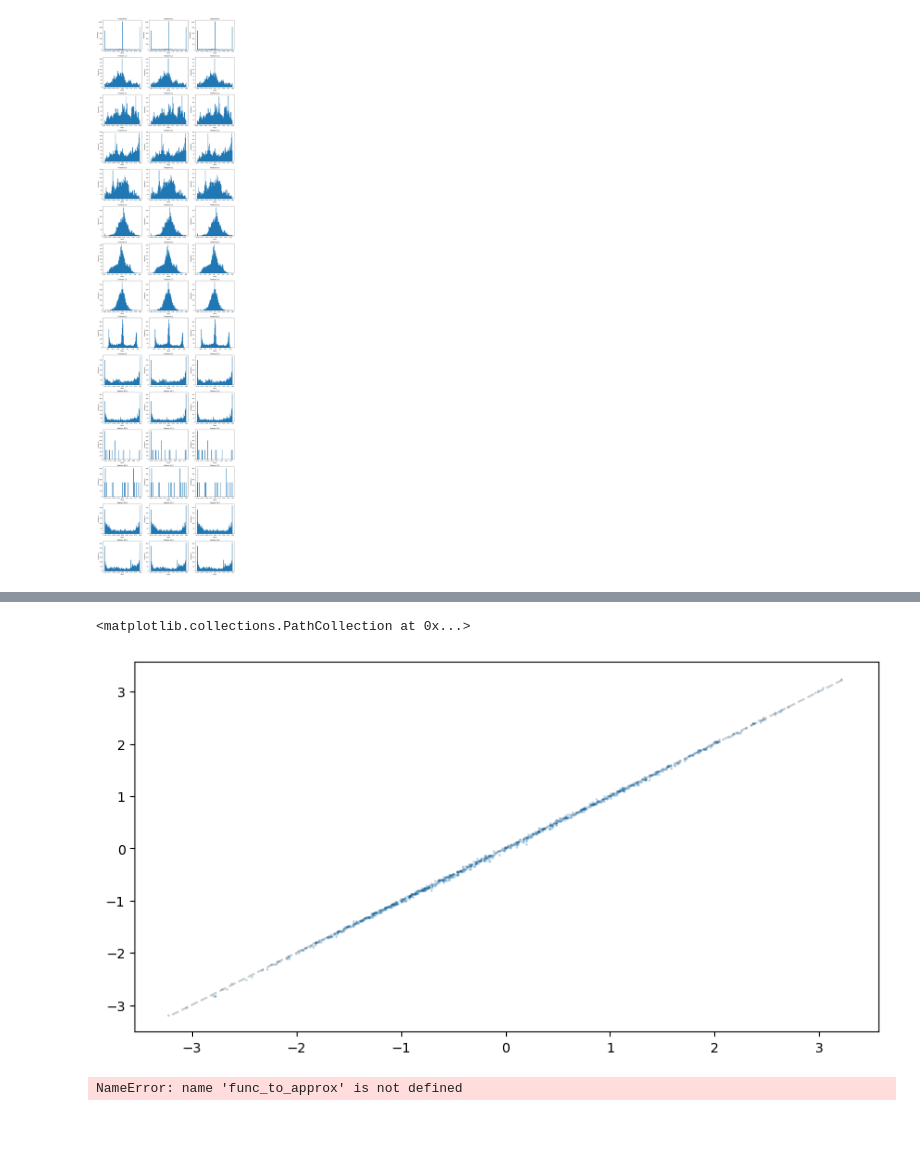
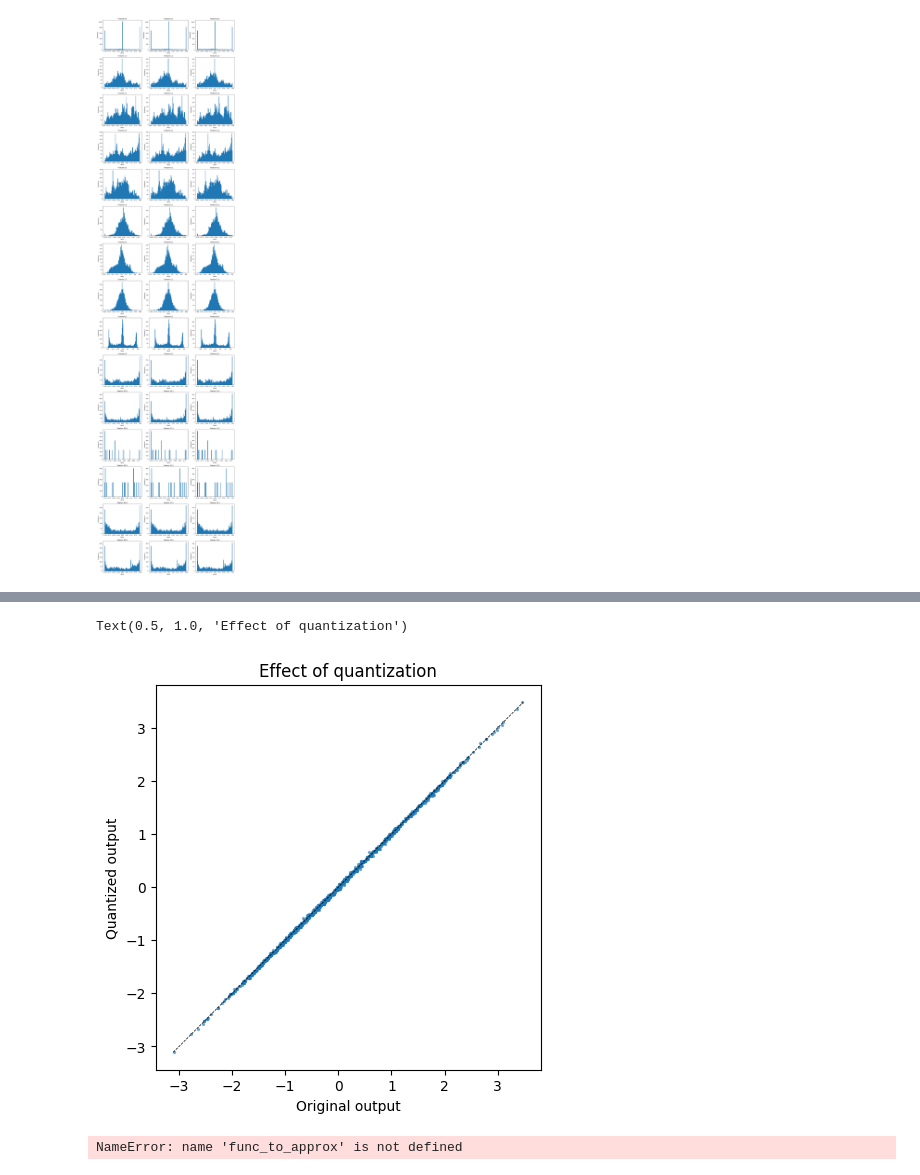
Before and after one commit to NovelMobileRobotsLab/rock, a Jupyter notebook: embedded/rock2_fw/trained_models/to_tflite.ipynb, the cells around one changed output, grey strips where cells are left out. Drawn from its saved outputs; the diff is of its cells as text; code cells hidden in the pictures; blank space fills up the shorter version.

```diff
--- a/embedded/rock2_fw/trained_models/to_tflite.ipynb
+++ b/embedded/rock2_fw/trained_models/to_tflite.ipynb
@@ -456,32 +457,36 @@ display(input_details,output_details)
 # %%
 models = []
 outputs = []
 for test_rand in range(1000):
     # input_float = test_scale*np.ones((1,INPUT_SIZE), dtype=np.float32)
     # input_float = test_scale*np.random.randn(1,INPUT_SIZE).astype(np.float32)
     input_float = np.random.uniform(low=-1.0, high=1.0, size=(1, INPUT_SIZE)).astype(np.float32)
 
     output_model = model.act_inference(torch.tensor(input_float))
     models.append(float(output_model.flatten()[0]))
 
     input_scale = input_details[0]['quantization_parameters']['scales'][0]
     input_zero_point = input_details[0]['quantization_parameters']['zero_points'][0]
     input_quantized = np.clip(np.round(input_float / input_scale + input_zero_point), -128, 127).astype(np.int8)
     interpreter.set_tensor(input_details[0]['index'], input_quantized.reshape((1,INPUT_SIZE)))
     interpreter.invoke()
     output_data = interpreter.get_tensor(output_details[0]['index'])
     output_scale = output_details[0]['quantization_parameters']['scales'][0]
     output_zero_point = output_details[0]['quantization_parameters']['zero_points'][0]
     output_data_float = (output_data.astype(np.float32) - output_zero_point) * output_scale
     outputs.append(output_data_float.flatten()[0])
 
     # print(float(output_model.flatten()[0]), output_data_float.flatten()[0])
 plt.figure(figsize=(10, 5))
-plt.plot(np.linspace(min(outputs), max(outputs), 100), np.linspace(min(outputs), max(outputs), 100), 'k--', alpha=0.2)
-plt.scatter(models, outputs, s=1, alpha=0.2)
+plt.plot(np.linspace(min(outputs), max(outputs), 100), np.linspace(min(outputs), max(outputs), 100), 'k--', alpha=1, linewidth=0.5)
+plt.scatter(models, outputs, s=2, alpha=0.5)
+plt.xlabel("Original output")
+plt.ylabel("Quantized output")
+plt.gca().set_aspect('equal', adjustable='box')
+plt.title("Effect of quantization")
 # %% [output]
-<matplotlib.collections.PathCollection at 0x...>
+Text(0.5, 1.0, 'Effect of quantization')
-[figure, old version]
+[figure, new version]
 # %%
 # test quantized model
 num_test_points = 10000
```
Also changed, not shown: parts of 5 cells of this notebook, 8 other files.
